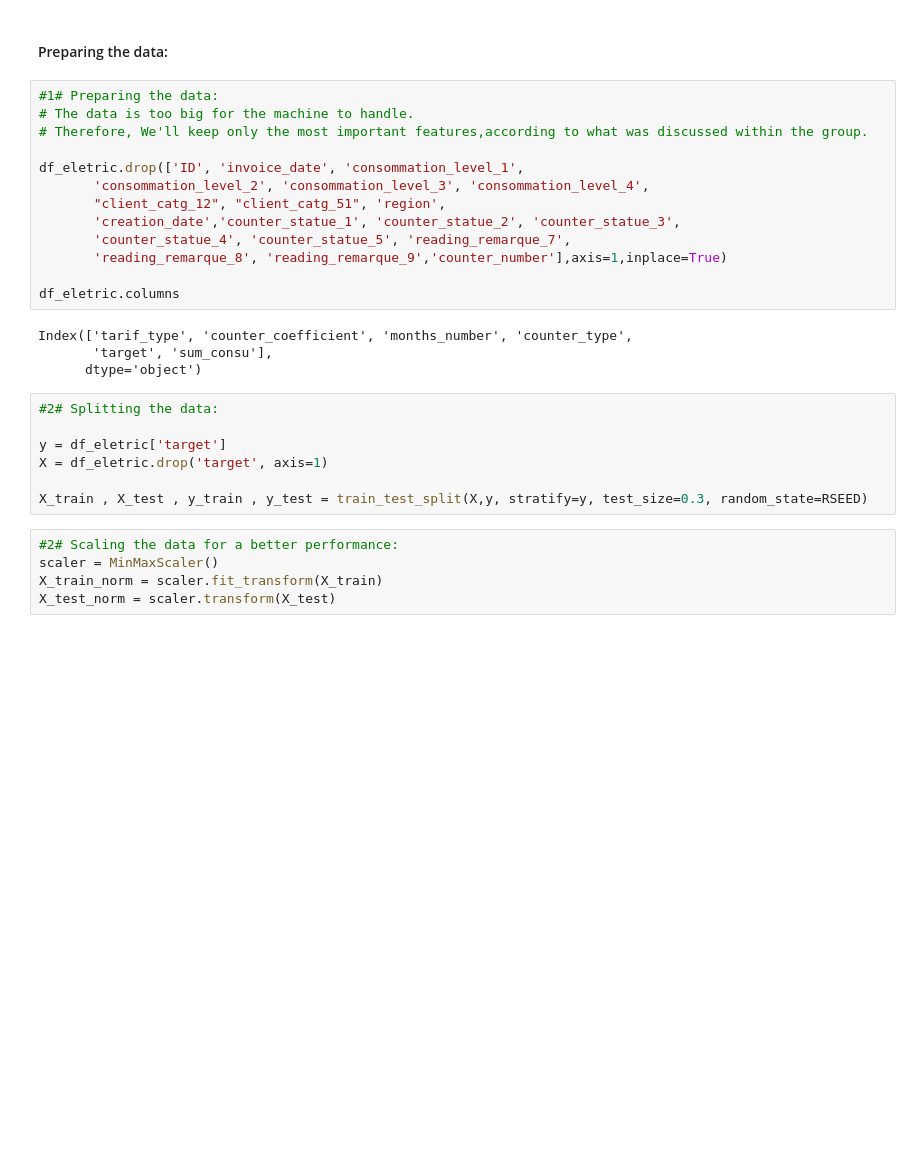
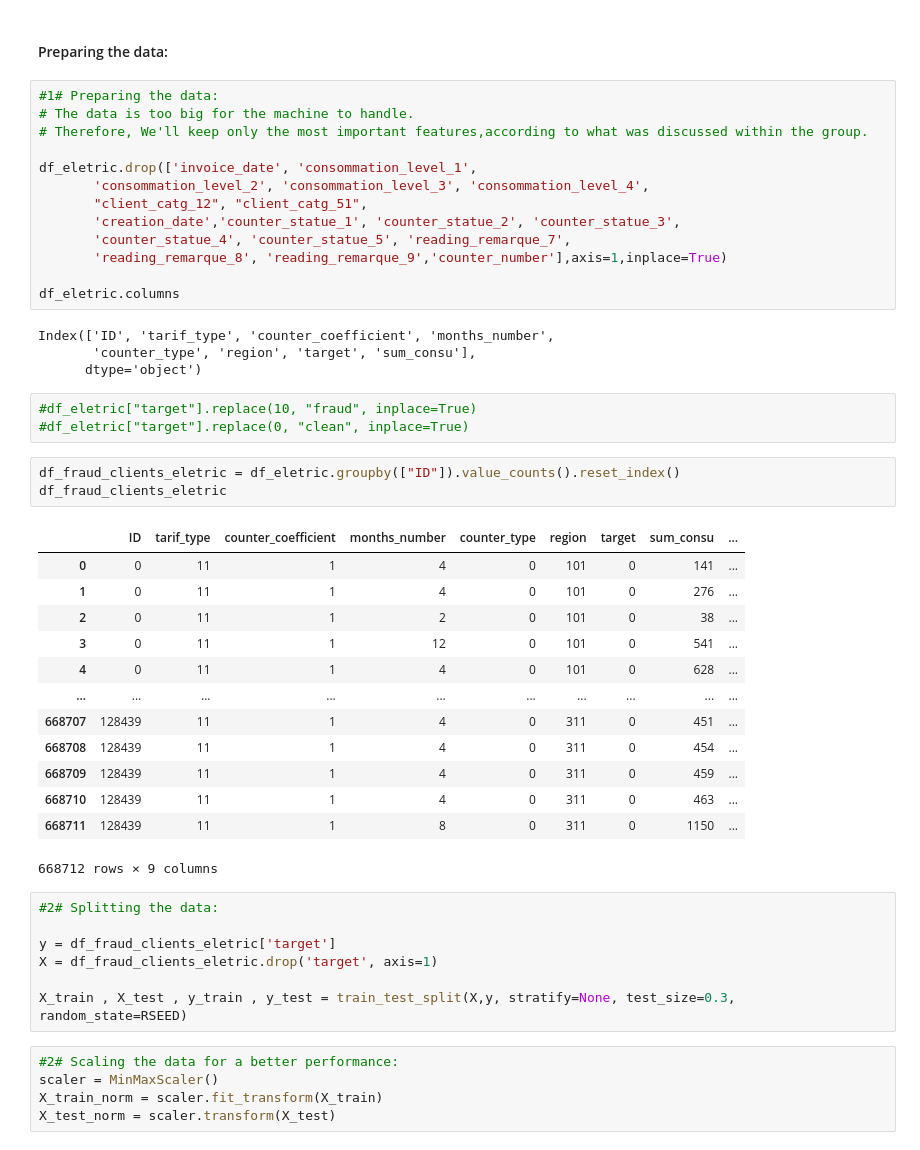
Before and after one commit to barbarattorres/ML-Frauddetection, a Jupyter notebook: GIU_DAY_03_eletric.ipynb, the cells around one changed output. Drawn from its saved outputs; the diff is of its cells as text; blank space fills up the shorter version.

```diff
--- a/GIU_DAY_03_eletric.ipynb
+++ b/GIU_DAY_03_eletric.ipynb
@@ -54,25 +70,45 @@ df_eletric_fraud = df_eletric[df_eletric[column_to_check_fraud] == 1]
 # The data is too big for the machine to handle.
 # Therefore, We'll keep only the most important features,according to what was discussed within the group.
 
-df_eletric.drop(['ID', 'invoice_date', 'consommation_level_1',
+df_eletric.drop(['invoice_date', 'consommation_level_1',
        'consommation_level_2', 'consommation_level_3', 'consommation_level_4',
-       "client_catg_12", "client_catg_51", 'region',
+       "client_catg_12", "client_catg_51",
        'creation_date','counter_statue_1', 'counter_statue_2', 'counter_statue_3',
        'counter_statue_4', 'counter_statue_5', 'reading_remarque_7',
        'reading_remarque_8', 'reading_remarque_9','counter_number'],axis=1,inplace=True)
 
 df_eletric.columns
 # %% [output]
-Index(['tarif_type', 'counter_coefficient', 'months_number', 'counter_type',
-       'target', 'sum_consu'],
+Index(['ID', 'tarif_type', 'counter_coefficient', 'months_number',
+       'counter_type', 'region', 'target', 'sum_consu'],
       dtype='object')
+# %%
+#df_eletric["target"].replace(10, "fraud", inplace=True)
+#df_eletric["target"].replace(0, "clean", inplace=True)
+# %%
+df_fraud_clients_eletric = df_eletric.groupby(["ID"]).value_counts().reset_index()
+df_fraud_clients_eletric
+# %% [output]
+|  | ID | tarif_type | counter_coefficient | months_number | counter_type | region | target | sum_consu | ... |
+| 0 | 0 | 11 | 1 | 4 | 0 | 101 | 0 | 141 | ... |
+| 1 | 0 | 11 | 1 | 4 | 0 | 101 | 0 | 276 | ... |
+| 2 | 0 | 11 | 1 | 2 | 0 | 101 | 0 | 38 | ... |
+| 3 | 0 | 11 | 1 | 12 | 0 | 101 | 0 | 541 | ... |
+| 4 | 0 | 11 | 1 | 4 | 0 | 101 | 0 | 628 | ... |
+| ... | ... | ... | ... | ... | ... | ... | ... | ... | ... |
+| 668707 | 128439 | 11 | 1 | 4 | 0 | 311 | 0 | 451 | ... |
+| 668708 | 128439 | 11 | 1 | 4 | 0 | 311 | 0 | 454 | ... |
+| 668709 | 128439 | 11 | 1 | 4 | 0 | 311 | 0 | 459 | ... |
+| 668710 | 128439 | 11 | 1 | 4 | 0 | 311 | 0 | 463 | ... |
+| 668711 | 128439 | 11 | 1 | 8 | 0 | 311 | 0 | 1150 | ... |
+668712 rows × 9 columns
 # %%
 #2# Splitting the data:
 
-y = df_eletric['target']
-X = df_eletric.drop('target', axis=1)
+y = df_fraud_clients_eletric['target']
+X = df_fraud_clients_eletric.drop('target', axis=1)
 
-X_train , X_test , y_train , y_test = train_test_split(X,y, stratify=y, test_size=0.3, random_state=RSEED)
+X_train , X_test , y_train , y_test = train_test_split(X,y, stratify=None, test_size=0.3, random_state=RSEED)
 # %%
 #2# Scaling the data for a better performance:
 scaler = MinMaxScaler()
```
Also changed, not shown: parts of 20 cells of this notebook, 4 other files.
